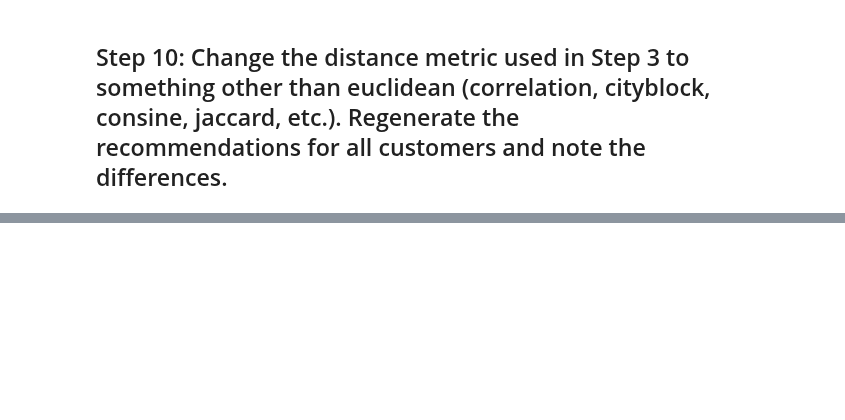
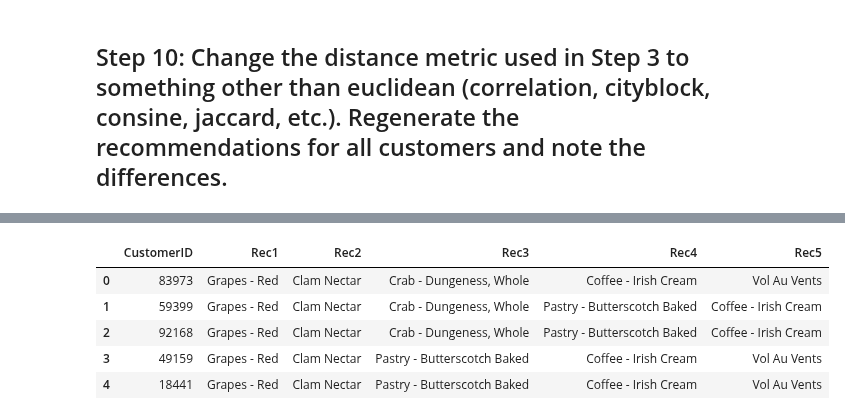
Before and after one commit to ironhack-datalabs/datamad0819, a Jupyter notebook: module-2/lab-intro-recommender-systems/your-code/main.ipynb, the cells around one changed output, grey strips where cells are left out. Cells and saved outputs as stored; diff of their text form; code cells hidden in the pictures; blank space fills up the shorter version.

```diff
--- a/module-2/lab-intro-recommender-systems/your-code/main.ipynb
+++ b/module-2/lab-intro-recommender-systems/your-code/main.ipynb
@@ -198,0 +220,24 @@ KeyError: 83973
+# %%
+recommendations_consine = {}
+
+for customer in customers_list:
+    similars_cos = list(distances_cos[customer].sort_values(ascending=False)[1:6].head().index)
+    sim_cust_cos = data[data['CustomerID'].isin(similars_cos)]
+    grouped_cos = sim_cust_cos.groupby('ProductName').agg({'Quantity':'sum'})
+    ranked_products_cos = grouped_cos.sort_values('Quantity', ascending=False)
+
+    merged_data_cos = ranked_products_cos.merge(ptable, on="ProductName")
+    products_cos = (merged_data.index[(merged_data["Quantity"] > 0) & (merged_data[customer] == 0)].tolist())[:5]
+
+    recommendations_consine[customer] = products_cos
+# %%
+user_recommendations_cos = pd.DataFrame.from_dict(recommendations_consine, orient='index').reset_index()
+user_recommendations_cos.columns = ['CustomerID', 'Rec1', 'Rec2', 'Rec3', 'Rec4', 'Rec5']
+user_recommendations_cos.head()
+# %% [output]
+|  | CustomerID | Rec1 | Rec2 | Rec3 | Rec4 | Rec5 |
+| 0 | 83973 | Grapes - Red | Clam Nectar | Crab - Dungeness, Whole | Coffee - Irish Cream | Vol Au Vents |
+| 1 | 59399 | Grapes - Red | Clam Nectar | Crab - Dungeness, Whole | Pastry - Butterscotch Baked | Coffee - Irish Cream |
+| 2 | 92168 | Grapes - Red | Clam Nectar | Crab - Dungeness, Whole | Pastry - Butterscotch Baked | Coffee - Irish Cream |
+| 3 | 49159 | Grapes - Red | Clam Nectar | Pastry - Butterscotch Baked | Coffee - Irish Cream | Vol Au Vents |
+| 4 | 18441 | Grapes - Red | Clam Nectar | Pastry - Butterscotch Baked | Coffee - Irish Cream | Vol Au Vents |
```
Also changed, not shown: parts of 12 cells of this notebook.
